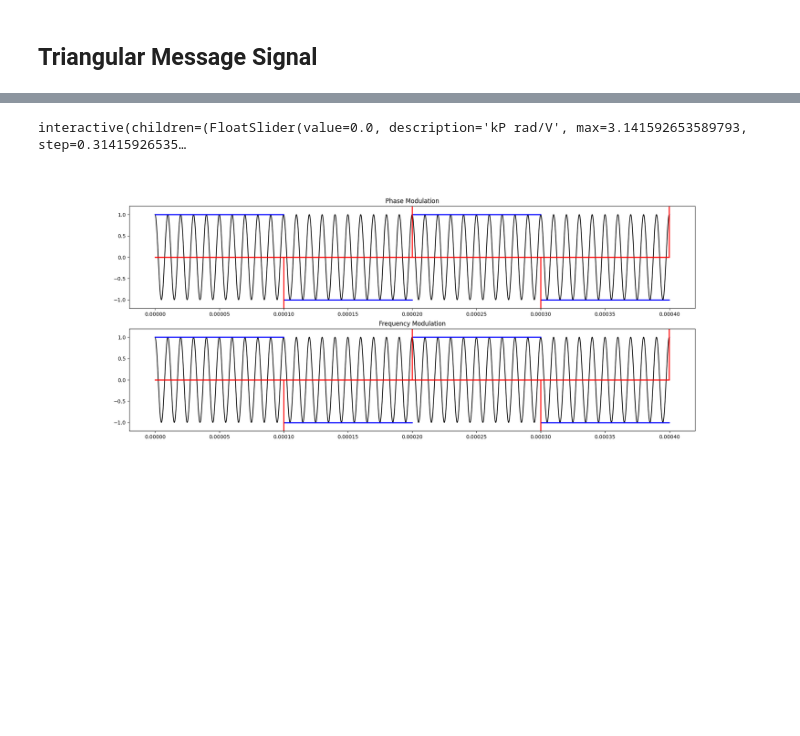
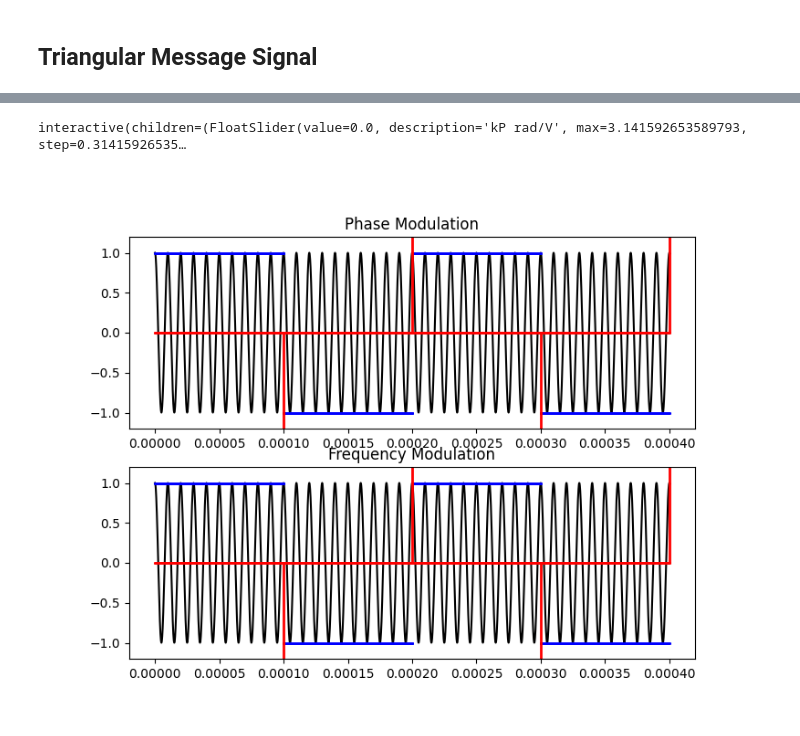
Before and after one commit to jmshea/comm, a Jupyter notebook: content/angle_mod.ipynb, the cells around one changed output, grey strips where cells are left out. Drawn from its saved outputs; the diff is of its cells as text; code cells hidden in the pictures; blank space fills up the shorter version.

```diff
--- a/content/angle_mod.ipynb
+++ b/content/angle_mod.ipynb
@@ -208,77 +188,78 @@ interact(
 # %%
 def square_wave(t, amplitude, period):
 
     m = amplitude*sp.signal.square(t*(2*np.pi/period))
 
-    # Using gradient may smooth this rather than a first order approximation
-    #m_dot = np.diff(m)/(max_time/t_steps)
-
     return m
 
 def plot_example_0502(kP, kF):
-    sq_amplitude = 1
-    sq_period = 2e-4
-
-    kF=kF*1e-4
-    max_time = 2*sq_period
-    t_steps = 20000
-    t = np.linspace(0,max_time,t_steps)
-
-    m = square_wave(t, sq_amplitude, sq_period)
-    print(np.where(m[0:-1] !=m[1:]))
-    m_dot = np.diff(m)/(max_time/t_steps)
-    #plt.plot(t,m)
-    #plt.plot(t[0:len(m_dot)],m_dot)
-    #plt.xlim(-sq_period/2, np.max(t)+sq_period/2)
-    #plt.ylim(-3,3)
-
-    wc = 1e5 * 2*np.pi
-
-    temp_wct = wc*t
-    temp_tpm = kP*m
-    temp_tpf = kF*np.cumsum(m)
 
     theta_PM = wc*t + kP*m
-    theta_FM = wc*t + kF*np.cumsum(m)
+    theta_FM = wc*t + kF*1e-4*np.cumsum(m)
 
-
-
-    A = 1
     sP = A * np.cos(theta_PM)
     sF = A * np.cos(theta_FM)
 
-    # figsize = (width, height)
-    fig = plt.figure(figsize=(20,8))
-    ax1 = fig.add_subplot(2,1,1)
-    ax2 = fig.add_subplot(2,1,2)
+    pm_mod.set_ydata(sP)
+    fm_mod.set_ydata(sF)
+
+    fig.canvas.draw()
 
 
-    ax1.plot(t, sP, '-k')
-    ax1.plot(t[0:len(m)], m*(np.max(sF)/np.max(m)), '.b', markersize=1)
-    ax1.plot(t[0:len(m_dot)], m_dot*(np.max(sP)/np.max(m_dot)), '.r', markersize=1)
-    ax1.vlines(t[np.where( m[1:] > m[0:-1])], 0, 2, colors='r',linewidth=2)
-    ax1.vlines(t[np.where( m[1:] < m[0:-1])], -2, 0, colors='r',linewidth=2)
-    ax1.set_ylim((-1.2*np.max(sP), 1.2*np.max(sP)))
-    ax1.set_title("Phase Modulation")
+# Fixed parameters
+A = 1
+wc = 1e5 * 2*np.pi
+sq_amplitude = 1
+sq_period = 2e-4
 
-    ax2.plot(t, sF, '-k')
-    ax2.plot(t[0:len(m)], m*(np.max(sF)/np.max(m)), '.b', markersize=1)
-    ax2.plot(t[0:len(m_dot)], m_dot*(np.max(sF)/np.max(m_dot)), '.r', markersize=1)
-    ax2.vlines(t[np.where( m[1:] > m[0:-1])], 0, 2, colors='r',linewidth=2)
-    ax2.vlines(t[np.where( m[1:] < m[0:-1])], -2, 0, colors='r',linewidth=2)
+kF=kF*1e-4
 
-    ax2.set_ylim((-1.2*np.max(sF), 1.2*np.max(sF)))
-    ax2.set_title("Frequency Modulation")
-    plt.show()
+max_time = 2*sq_period
+t_steps = 20000
+t = np.linspace(0,max_time,t_steps)
+
+# Mesg waveform
+m = square_wave(t, sq_amplitude, sq_period)
+m_dot = np.diff(m)/(max_time/t_steps)
+
+# Initial modulated waveforms
+theta_PM = wc*t + kP*m
+theta_FM = wc*t + kF*np.cumsum(m)
+
+sP = A * np.cos(theta_PM)
+sF = A * np.cos(theta_FM)
+
+
+# figsize = (width, height)
+fig = plt.figure(figsize=(8,6))
+ax1 = fig.add_subplot(2,1,1)
+ax2 = fig.add_subplot(2,1,2)
+
+pm_mod = ax1.plot(t, sP, '-k')[0]
+ax1.plot(t[0:len(m)], m*(np.max(sF)/np.max(m)), '.b', markersize=1)
+ax1.plot(t[0:len(m_dot)], m_dot*(np.max(sP)/np.max(m_dot)), '.r', markersize=1)
+ax1.vlines(t[np.where( m[1:] > m[0:-1])], 0, 2, colors='r',linewidth=2)
+ax1.vlines(t[np.where( m[1:] < m[0:-1])], -2, 0, colors='r',linewidth=2)
+ax1.set_ylim((-1.2*np.max(sP), 1.2*np.max(sP)))
+ax1.set_title("Phase Modulation")
+
+fm_mod = ax2.plot(t, sF, '-k')[0]
+ax2.plot(t[0:len(m)], m*(np.max(sF)/np.max(m)), '.b', markersize=1)
+ax2.plot(t[0:len(m_dot)], m_dot*(np.max(sF)/np.max(m_dot)), '.r', markersize=1)
+ax2.vlines(t[np.where( m[1:] > m[0:-1])], 0, 2, colors='r',linewidth=2)
+ax2.vlines(t[np.where( m[1:] < m[0:-1])], -2, 0, colors='r',linewidth=2)
+
+ax2.set_ylim((-1.2*np.max(sF), 1.2*np.max(sF)))
+ax2.set_title("Frequency Modulation")
 
 interact(
     plot_example_0502,
     kP = widgets.FloatSlider(min=0,max=np.pi, step=np.pi/10, value=0, description='kP rad/V'),
     kF = widgets.FloatSlider(min=0,max=8*np.pi, step=0.1*np.pi, value=0, description='kF * 1e4 rad/s/V')
 );
 # %% [output]
 interactive(children=(FloatSlider(value=0.0, description='kP rad/V', max=3.141592653589793, step=0.31415926535…
-[figure, old version]
+[figure, new version]
 # %%
 def transformed_sinusoid(t, amplitude, period):
 
```
Also changed, not shown: parts of 5 cells of this notebook.
